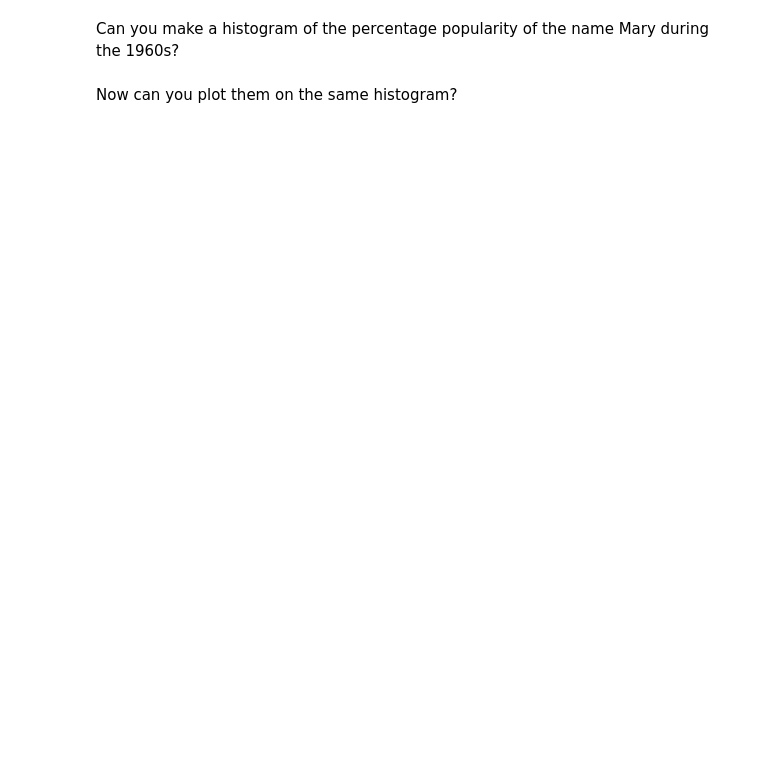
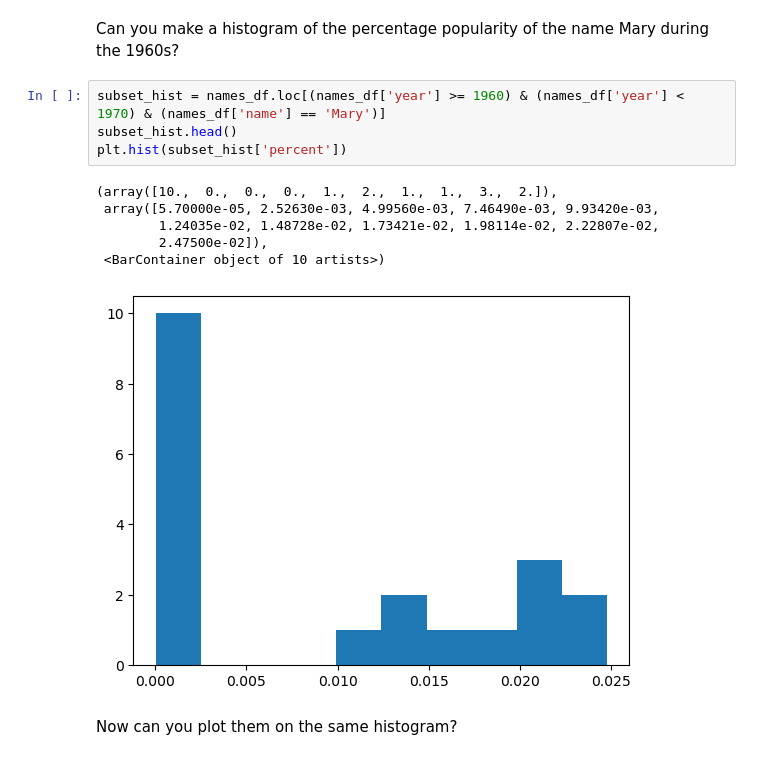
Before and after one commit to howardisaacson/Intro-to-Astro2024, a Jupyter notebook: Week2_Python_Packages/pandas_tutorial.ipynb, the cells around one changed output. Cells and saved outputs as stored; diff of their text form; blank space fills up the shorter version.

```diff
--- a/Week2_Python_Packages/pandas_tutorial.ipynb
+++ b/Week2_Python_Packages/pandas_tutorial.ipynb
@@ -149,4 +237,15 @@ Can you make a histogram of the percentage popularity of the name Lisa during th
 # %% [markdown]
 Can you make a histogram of the percentage popularity of the name Mary during the 1960s?
+# %%
+subset_hist = names_df.loc[(names_df['year'] >= 1960) & (names_df['year'] < 1970) & (names_df['name'] == 'Mary')]
+subset_hist.head()
+plt.hist(subset_hist['percent'])
+# %% [output]
+(array([10.,  0.,  0.,  0.,  1.,  2.,  1.,  1.,  3.,  2.]),
+ array([5.70000e-05, 2.52630e-03, 4.99560e-03, 7.46490e-03, 9.93420e-03,
+        1.24035e-02, 1.48728e-02, 1.73421e-02, 1.98114e-02, 2.22807e-02,
+        2.47500e-02]),
+ <BarContainer object of 10 artists>)
+[figure, added]
 # %% [markdown]
 Now can you plot them on the same histogram?
```
Also changed, not shown: parts of 22 cells of this notebook.
